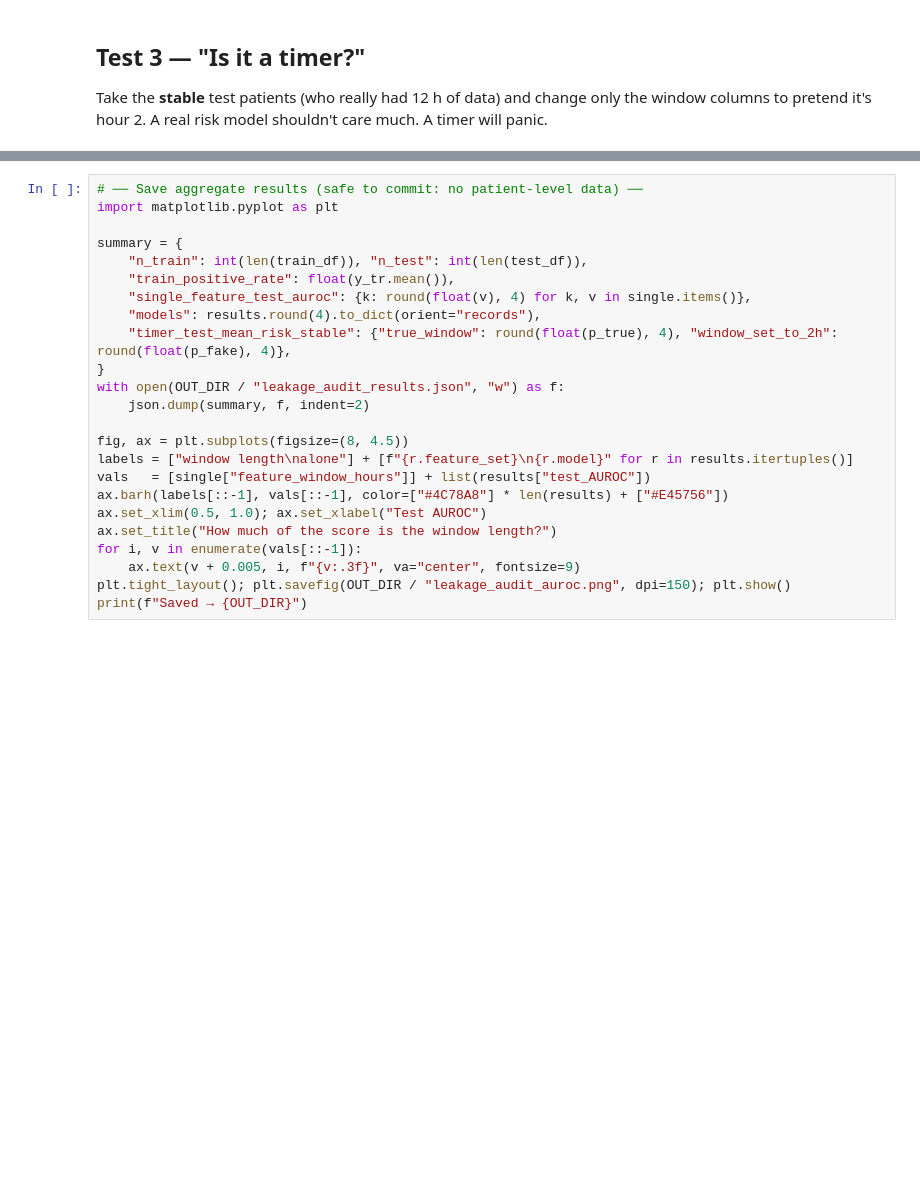
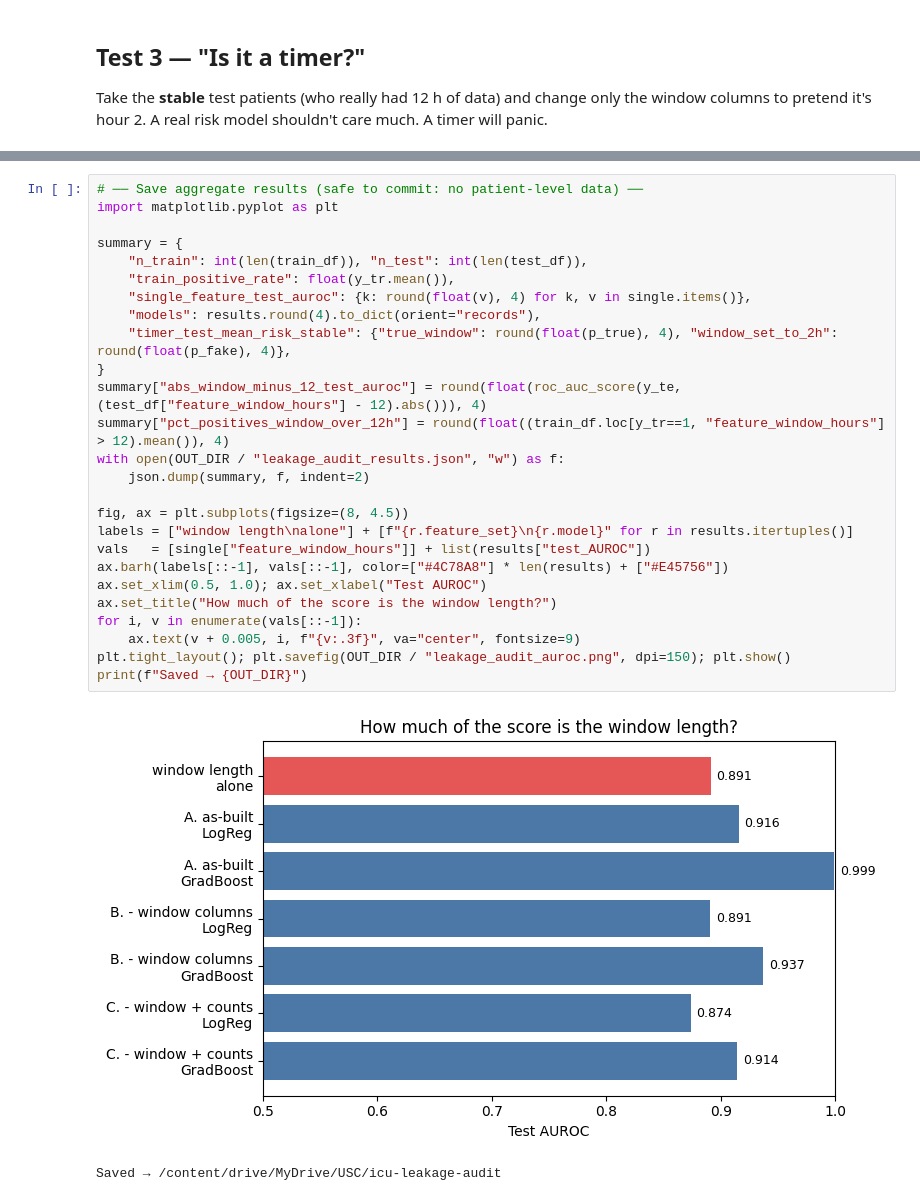
Before and after one commit to RP-1106/ICU-MM-Deterioration, a Jupyter notebook: notebooks/01_leakage_audit.ipynb, the cells around one changed output, grey strips where cells are left out. Cells and saved outputs as stored; diff of their text form; blank space fills up the shorter version.

```diff
--- a/notebooks/01_leakage_audit.ipynb
+++ b/notebooks/01_leakage_audit.ipynb
@@ -165,24 +200,29 @@ print("(Only the window number changed — every lab and medication value is ide
 # %%
 # ── Save aggregate results (safe to commit: no patient-level data) ──
 import matplotlib.pyplot as plt
 
 summary = {
     "n_train": int(len(train_df)), "n_test": int(len(test_df)),
     "train_positive_rate": float(y_tr.mean()),
     "single_feature_test_auroc": {k: round(float(v), 4) for k, v in single.items()},
     "models": results.round(4).to_dict(orient="records"),
     "timer_test_mean_risk_stable": {"true_window": round(float(p_true), 4), "window_set_to_2h": round(float(p_fake), 4)},
 }
+summary["abs_window_minus_12_test_auroc"] = round(float(roc_auc_score(y_te, (test_df["feature_window_hours"] - 12).abs())), 4)
+summary["pct_positives_window_over_12h"] = round(float((train_df.loc[y_tr==1, "feature_window_hours"] > 12).mean()), 4)
 with open(OUT_DIR / "leakage_audit_results.json", "w") as f:
     json.dump(summary, f, indent=2)
 
 fig, ax = plt.subplots(figsize=(8, 4.5))
 labels = ["window length\nalone"] + [f"{r.feature_set}\n{r.model}" for r in results.itertuples()]
 vals   = [single["feature_window_hours"]] + list(results["test_AUROC"])
 ax.barh(labels[::-1], vals[::-1], color=["#4C78A8"] * len(results) + ["#E45756"])
 ax.set_xlim(0.5, 1.0); ax.set_xlabel("Test AUROC")
 ax.set_title("How much of the score is the window length?")
 for i, v in enumerate(vals[::-1]):
     ax.text(v + 0.005, i, f"{v:.3f}", va="center", fontsize=9)
 plt.tight_layout(); plt.savefig(OUT_DIR / "leakage_audit_auroc.png", dpi=150); plt.show()
 print(f"Saved → {OUT_DIR}")
+# %% [output]
+[figure, added]
+Saved → /content/drive/MyDrive/USC/icu-leakage-audit
```
Also changed, not shown: parts of 6 cells of this notebook.
